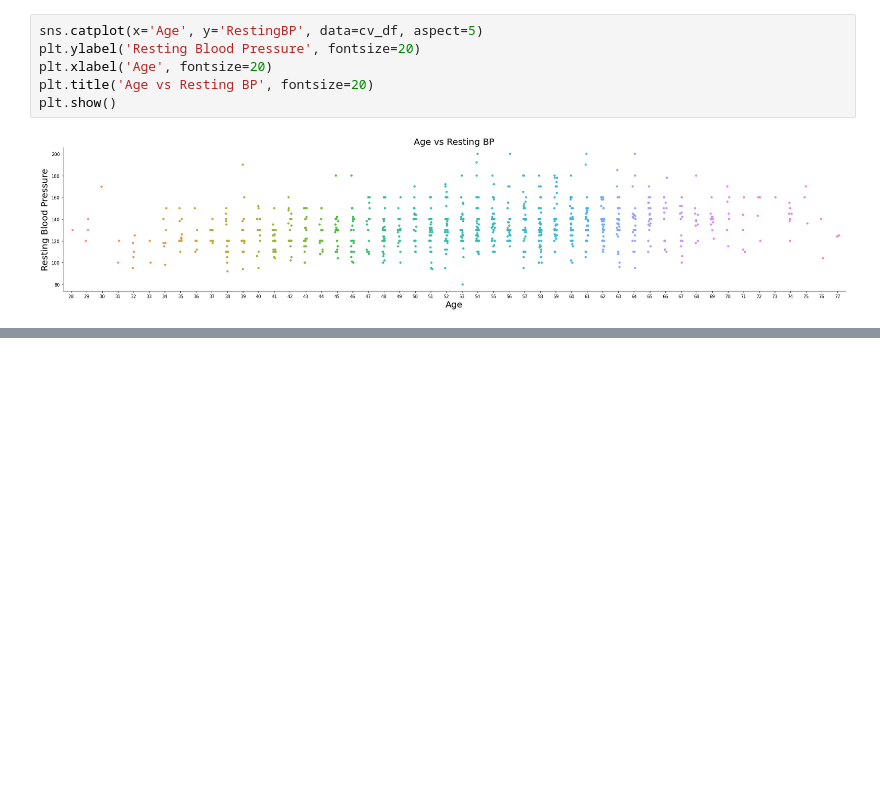
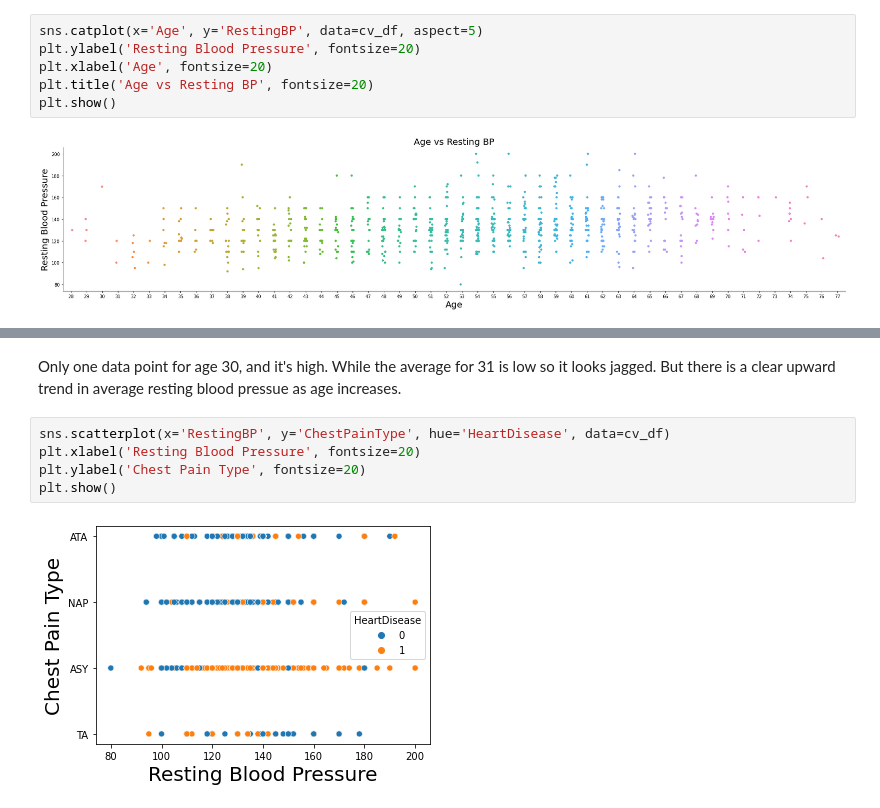
Before and after one commit to sclayton33/data-science-practice, a Jupyter notebook: Kaggle_heart_failure_dataset_practice.ipynb, the cells around one changed output, grey strips where cells are left out. Cells and saved outputs as stored; diff of their text form; blank space fills up the shorter version.

```diff
--- a/Kaggle_heart_failure_dataset_practice.ipynb
+++ b/Kaggle_heart_failure_dataset_practice.ipynb
@@ -314,0 +324,9 @@ plt.show()
+# %% [markdown]
+Only one data point for age 30, and it's high. While the average for 31 is low so it looks jagged. But there is a clear upward trend in average resting blood pressue as age increases.
+# %%
+sns.scatterplot(x='RestingBP', y='ChestPainType', hue='HeartDisease', data=cv_df)
+plt.xlabel('Resting Blood Pressure', fontsize=20)
+plt.ylabel('Chest Pain Type', fontsize=20)
+plt.show()
+# %% [output]
+[figure, added]
```
Also changed, not shown: parts of 20 cells of this notebook.
